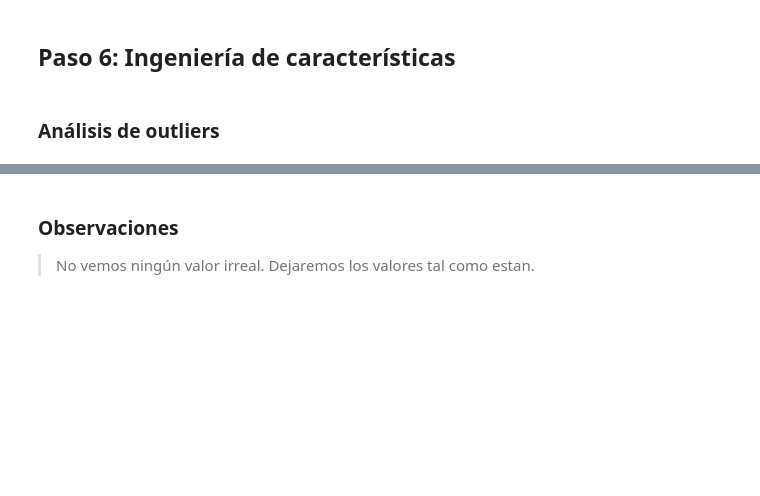
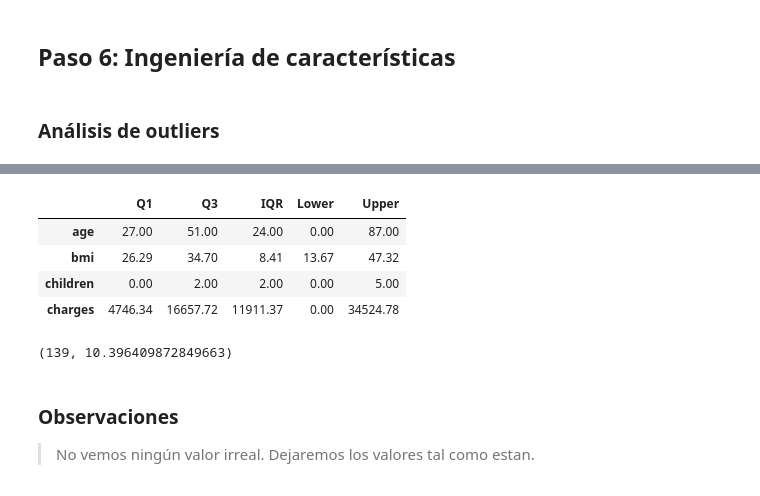
Before and after one commit to 4GeeksAcademy/AnthonnyMal-Machine-Learnig, a Jupyter notebook: src/02-linear-regression-medical-insurance-cost.ipynb, the cells around one changed output, grey strips where cells are left out. Drawn from its saved outputs; the diff is of its cells as text; code cells hidden in the pictures; blank space fills up the shorter version.

```diff
--- a/src/02-linear-regression-medical-insurance-cost.ipynb
+++ b/src/02-linear-regression-medical-insurance-cost.ipynb
@@ -218,3 +227,37 @@ plt.show()
+# %%
+super_outliners = num_variables
+q1 = df[super_outliners].quantile(0.25)
+q3 = df[super_outliners].quantile(0.75)
+iqr = q3 - q1
+
+# Definir los límites inferior y superior
+lower_limit = (q1 - 1.5 * iqr).clip(lower=0)
+upper_limit = q3 + 1.5 * iqr
+
+limits = pd.DataFrame({
+    "Q1": q1.round(2),
+    "Q3": q3.round(2),
+    "IQR": iqr.round(2),
+    "Lower": lower_limit.round(2),
+    "Upper": upper_limit.round(2),
+})
+
+limits
+# %% [output]
+|  | Q1 | Q3 | IQR | Lower | Upper |
+| age | 27.00 | 51.00 | 24.00 | 0.00 | 87.00 |
+| bmi | 26.29 | 34.70 | 8.41 | 13.67 | 47.32 |
+| children | 0.00 | 2.00 | 2.00 | 0.00 | 5.00 |
+| charges | 4746.34 | 16657.72 | 11911.37 | 0.00 | 34524.78 |
+# %%
+upper = limits.loc["charges", "Upper"]
+outliers = df[df["charges"] > upper]
+
+len_out = len(outliers)
+perc_out = len_out / len(df) * 100
+len_out, perc_out
+# %% [output]
+(139, 10.396409872849663)
 # %% [markdown]
 ### Observaciones
 
```
Also changed, not shown: parts of 11 cells of this notebook.
